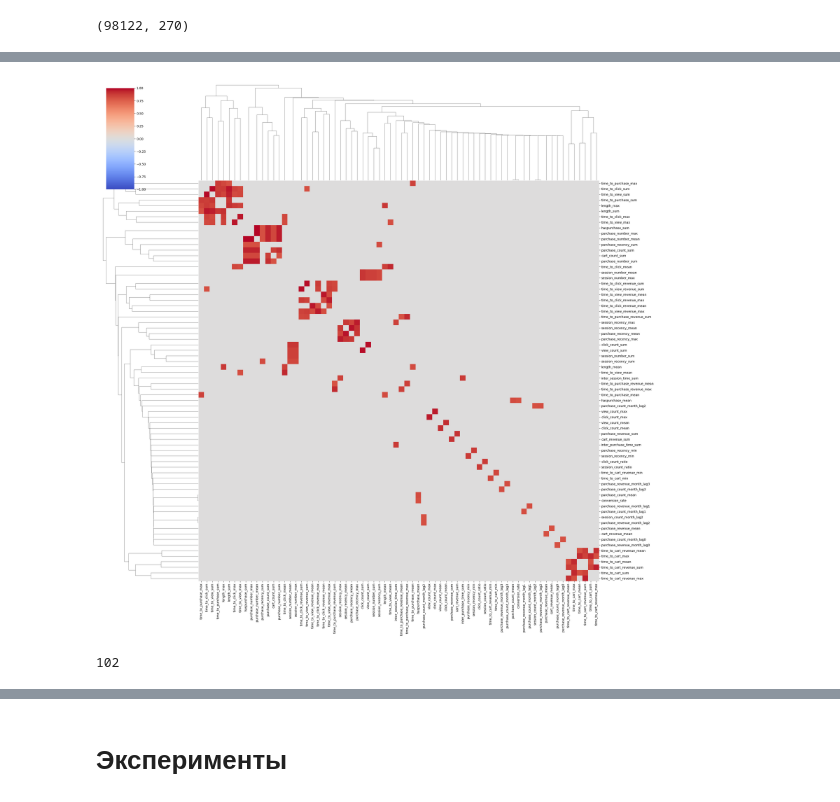
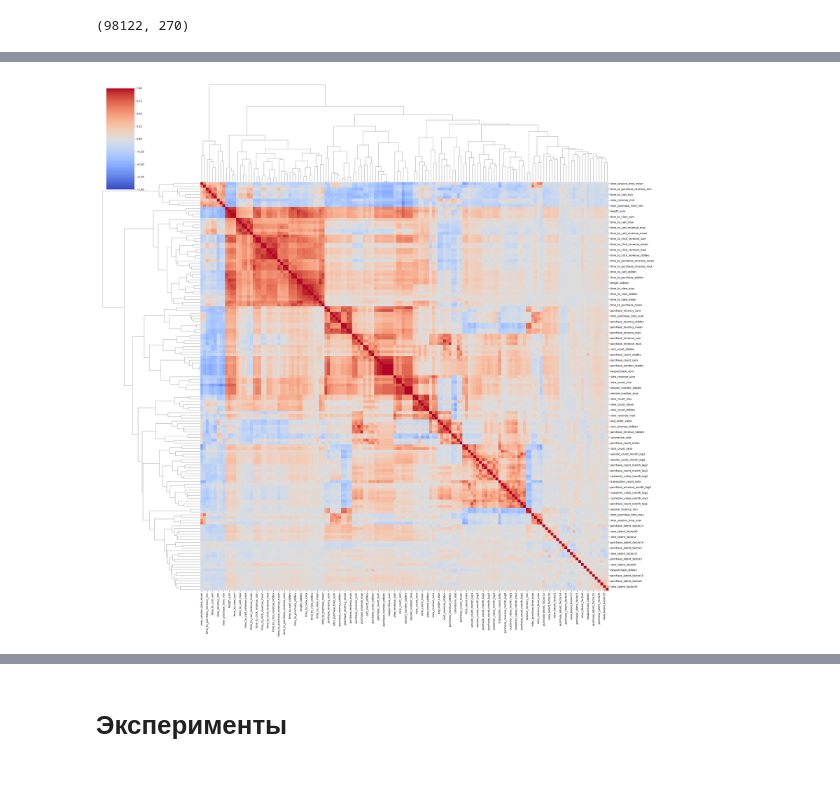
Before and after one commit to Arbuz-Nick/MasterDiploma, a Jupyter notebook: first_steps.ipynb, the cells around one changed output, grey strips where cells are left out. Saved outputs shown, nothing was run; the diff lists cells and outputs as text; code cells hidden in the pictures.

Commit message:
add images and corr feature filtring

```diff
--- a/first_steps.ipynb
+++ b/first_steps.ipynb
@@ -766,7 +766,7 @@ c = 0
 for col in columns:
     if col in untouchable_cols:
         continue
-    if ('start_' in col) or ('target' in col) or ('stddev' in col) or ('cv' in col) or ('max' in col) or ('min' in col):
+    if ('start_' in col) or ('target' in col) or ('cv' in col):# or ('max' in col) or ('min' in col) or ('stddev' in col) :
         continue
     correlate_cols.append(col)
     c += 1
@@ -794,9 +790,10 @@ Index(['click_count_mean', 'view_count_mean', 'time_to_click_mean',
 # %%
 # plt.figure(figsize=(50, 45))
-corr_matrix = df[correlate_cols].corr()
-corr_matrix = corr_matrix[(corr_matrix>=0.8) | (corr_matrix<=-0.8)].replace(1.0, np.nan).dropna(how='all').dropna(axis=1, how='all').fillna(0)
-sns.clustermap(corr_matrix, vmin=-1, vmax=+1, cmap="coolwarm", figsize=(25, 25))
+corr_matrix = df[correlate_cols].corr().dropna(how='all').dropna(axis=1, how='all')
+# corr_matrix = corr_matrix[(corr_matrix>=0.8) | (corr_matrix<=-0.8)].replace(1.0, np.nan).dropna(how='all').dropna(axis=1, how='all').fillna(0)
+# corr_matrix = corr_matrix[(corr_matrix>=0.8) | (corr_matrix<=-0.8)].dropna(how='all').dropna(axis=1, how='all').fillna(0)
+sns.clustermap(corr_matrix, vmin=-1, vmax=+1, cmap="coolwarm", figsize=(30, 30))
 
 plt.show()
 # %% [output]
-[figure, old version]
+[figure, new version]
@@ -817,4 +799,0 @@ corr_pairs = sorted(list(set(corr_pairs)), key=lambda x: x[2], reverse=True)
-# %%
-len(corr_pairs)
-# %% [output]
-102
```
Also changed, not shown: parts of 12 cells of this notebook, 2 other files.
